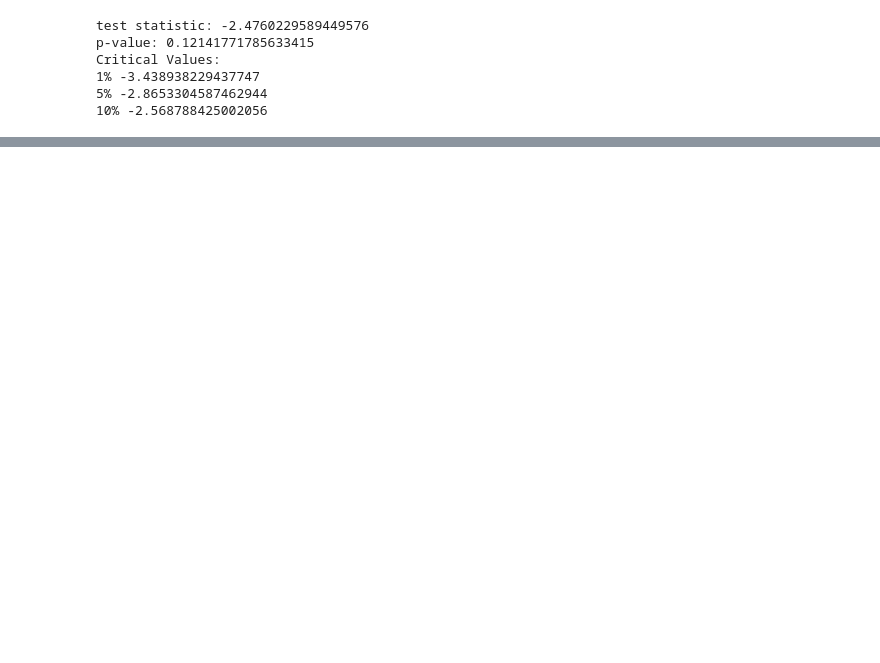
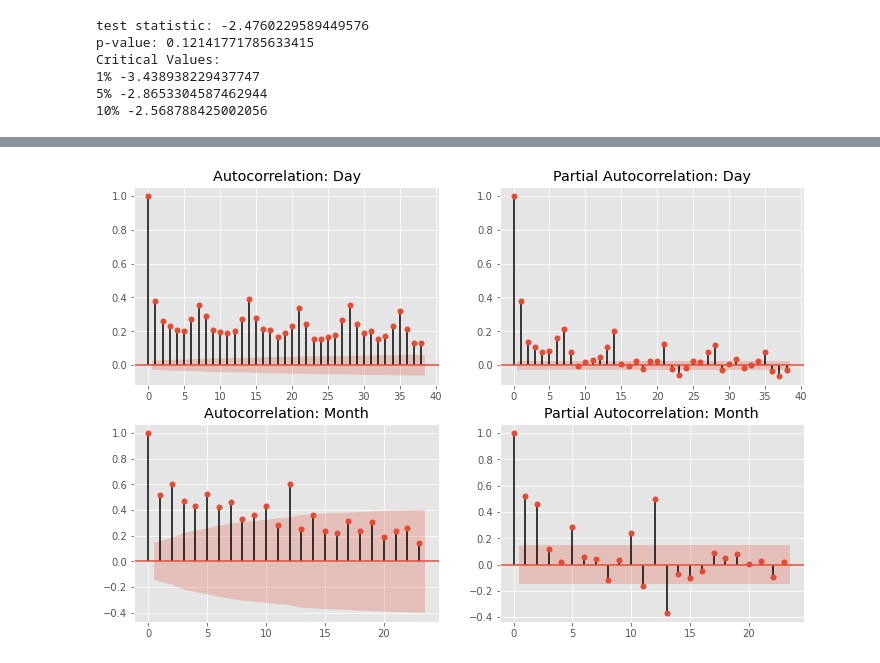
Before and after one commit to mkpetterson/sfcrime, a Jupyter notebook: notebooks/time_series_analysis.ipynb, the cells around one changed output, grey strips where cells are left out. Saved outputs shown, nothing was run; the diff lists cells and outputs as text; code cells hidden in the pictures; blank space fills up the shorter version.

Commit message:
adding autocorrelations

```diff
--- a/notebooks/time_series_analysis.ipynb
+++ b/notebooks/time_series_analysis.ipynb
@@ -148,7 +148,7 @@ plot_series(axes[1], 'Weekly Trend', data.resample('W').count()['Category'].iloc
 ### Trend-Seasonal-Decomposition
 # %%
 # Pick resampling and get decomp
-series = data.resample('D').count()['Category'].iloc[:365]
+series = data.resample('Y').count()['Category'].iloc[:365]
 decomp = sm.tsa.seasonal_decompose(series)
 # %%
 # Statsmodel decomp has 3 components. Let's plot them
@@ -182,3 +184,7 @@ plt.savefig('../data/images/tsadecomp_day2.png', bbox_inches='tight', dpi=250)
+# %%
+# Make is easy to sample data at different intervals
+def series_sample(series, string):
+    return data.resample(string).count()['Category']
 # %%
 # Test stationarity using augmented Dickey-Fuller Test
 # Taken from https://github.com/mkpetterson/Collisions_Data/blob/master/Collisions_TimeSeries.ipynb
@@ -220,0 +216,15 @@ if (x<3):
+# %%
+from statsmodels.graphics.tsaplots import plot_acf
+from statsmodels.graphics.tsaplots import plot_pacf
+
+fig, axes = plt.subplots(2, 2, figsize=(12,8))
+
+_ = plot_acf(series_sample(data, 'D'), ax=axes[0,0], title="Autocorrelation: Day")
+_ = plot_pacf(series_sample(data, 'D'), ax=axes[0,1], title="Partial Autocorrelation: Day")
+
+_ = plot_acf(series_sample(data, 'M'), ax=axes[1,0], title="Autocorrelation: Month")
+_ = plot_pacf(series_sample(data, 'M'), ax=axes[1,1], title="Partial Autocorrelation: Month")
+
+plt.savefig('../data/images/autocorrelations.png', dpi=250)
+# %% [output]
+[figure, added]
```
Also changed, not shown: parts of 8 cells of this notebook, 1 other file.
